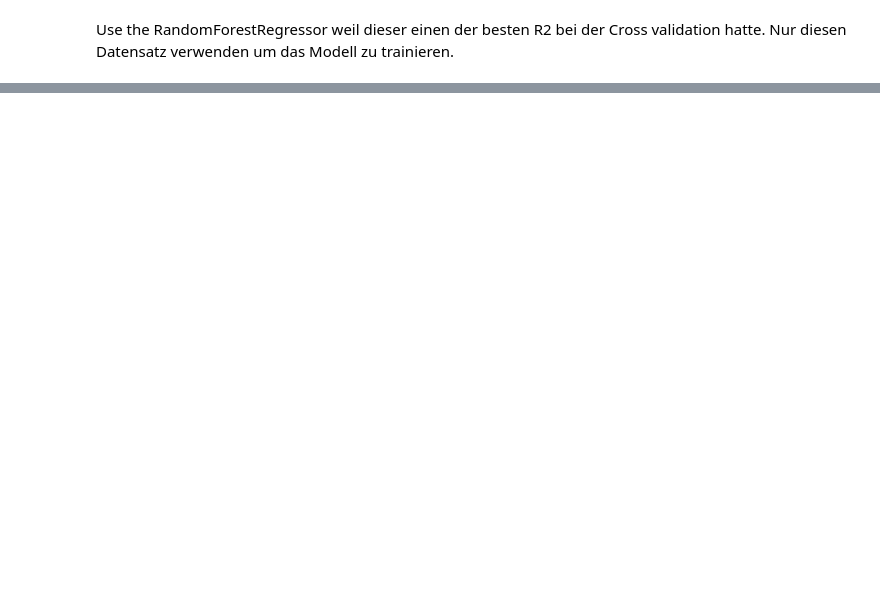
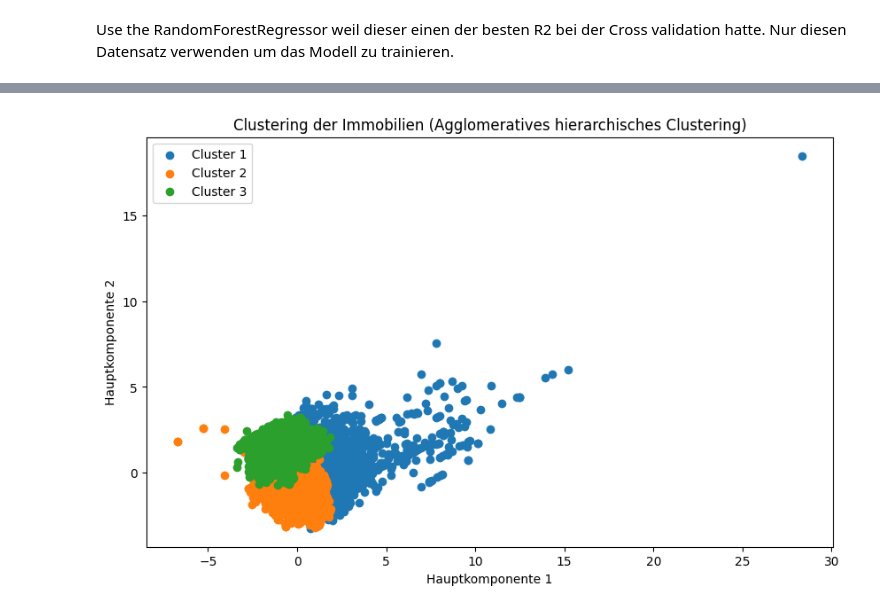
Before and after one commit to TobiasGleiter/data-science, a Jupyter notebook: main.ipynb, the cells around one changed output, grey strips where cells are left out. Cells and saved outputs as stored; diff of their text form; code cells hidden in the pictures; blank space fills up the shorter version.

```diff
--- a/main.ipynb
+++ b/main.ipynb
@@ -1299,0 +1470,14 @@ array([109.27253418])
+# %%
+# Streudiagramm der ersten beiden Hauptkomponenten mit Cluster-Färbung
+plt.figure(figsize=(10, 6))
+for cluster in range(num_clusters):
+    plt.scatter(pca_df.loc[agg_cluster_labels == cluster, 'PC1'],
+                pca_df.loc[agg_cluster_labels == cluster, 'PC2'],
+                label=f'Cluster {cluster+1}')
+plt.title('Clustering der Immobilien (Agglomeratives hierarchisches Clustering)')
+plt.xlabel('Hauptkomponente 1')
+plt.ylabel('Hauptkomponente 2')
+plt.legend()
+plt.show()
+# %% [output]
+[figure, added]
```
Also changed, not shown: parts of 22 cells of this notebook.
